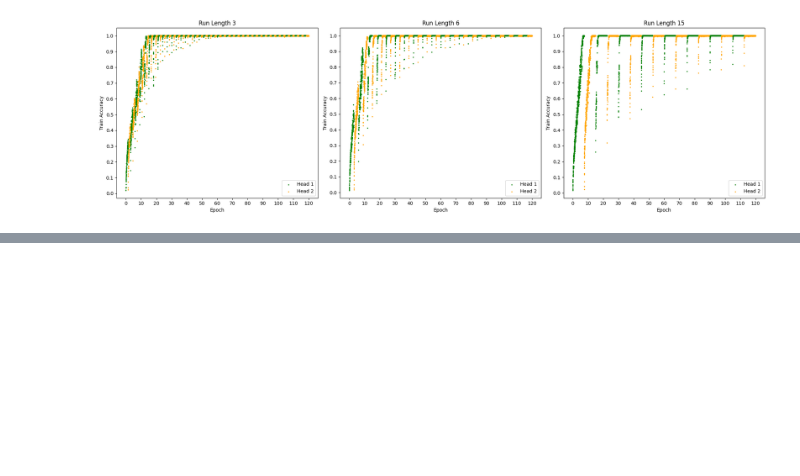
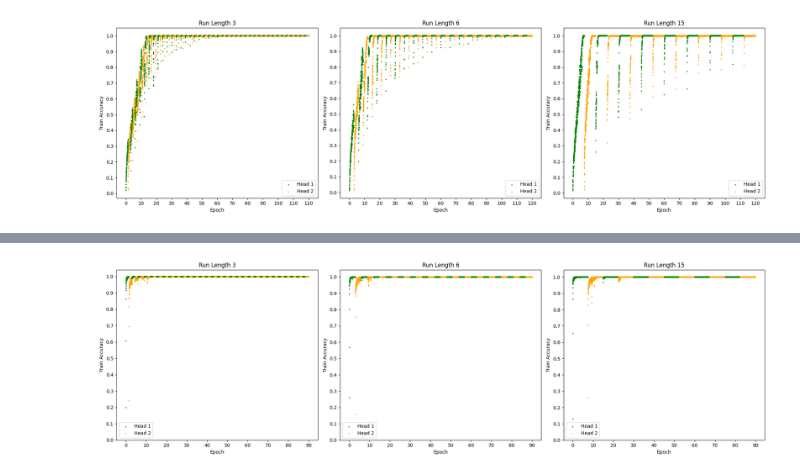
Before and after one commit to rburaksaritas/cmpe489-final-project, a Jupyter notebook: experiment_results_resnet18/visualise.ipynb, the cells around one changed output, grey strips where cells are left out. Drawn from its saved outputs; the diff is of its cells as text; code cells hidden in the pictures; blank space fills up the shorter version.

```diff
--- a/experiment_results_resnet18/visualise.ipynb
+++ b/experiment_results_resnet18/visualise.ipynb
@@ -112,0 +175,14 @@ plt.show()
+# %%
+nof_epochs = 90
+step_sizes = [60, 59]
+plt.figure(figsize=(20, 6))
+
+for i, (df, rl) in enumerate(zip(dfs, rls)):
+    ax = plt.subplot(1, 3, i + 1)
+    plot_run_length(df, rl, ax, nof_epochs=nof_epochs,step_sizes=step_sizes)
+
+plt.tight_layout()
+plt.savefig(f"{folder.split('/')[1]}.png")
+plt.show()
+# %% [output]
+[figure, added]
```
Also changed, not shown: parts of 5 cells of this notebook.
